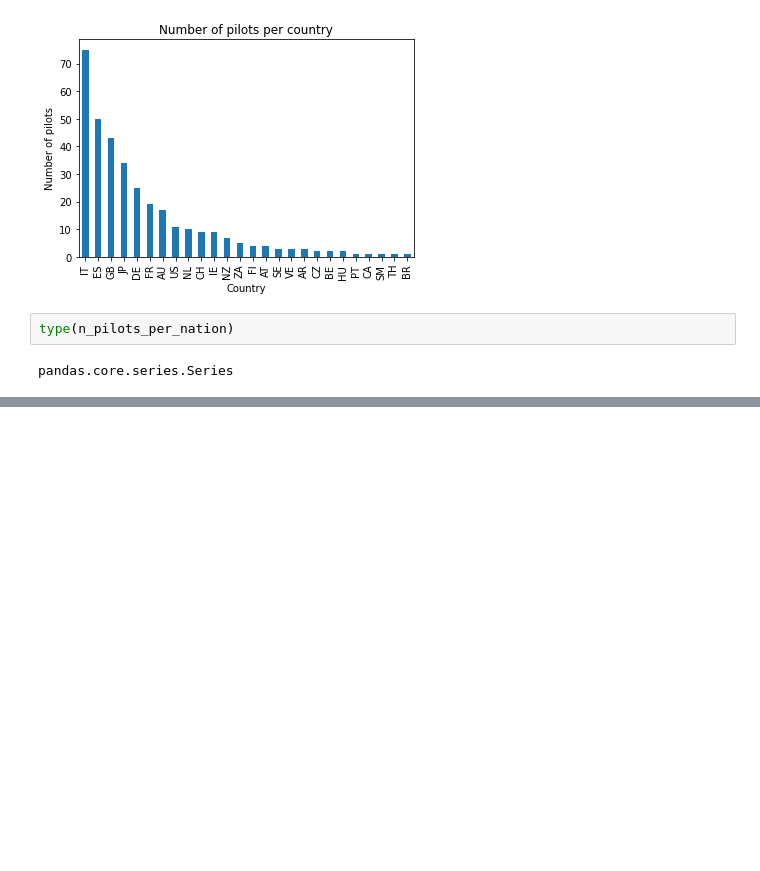
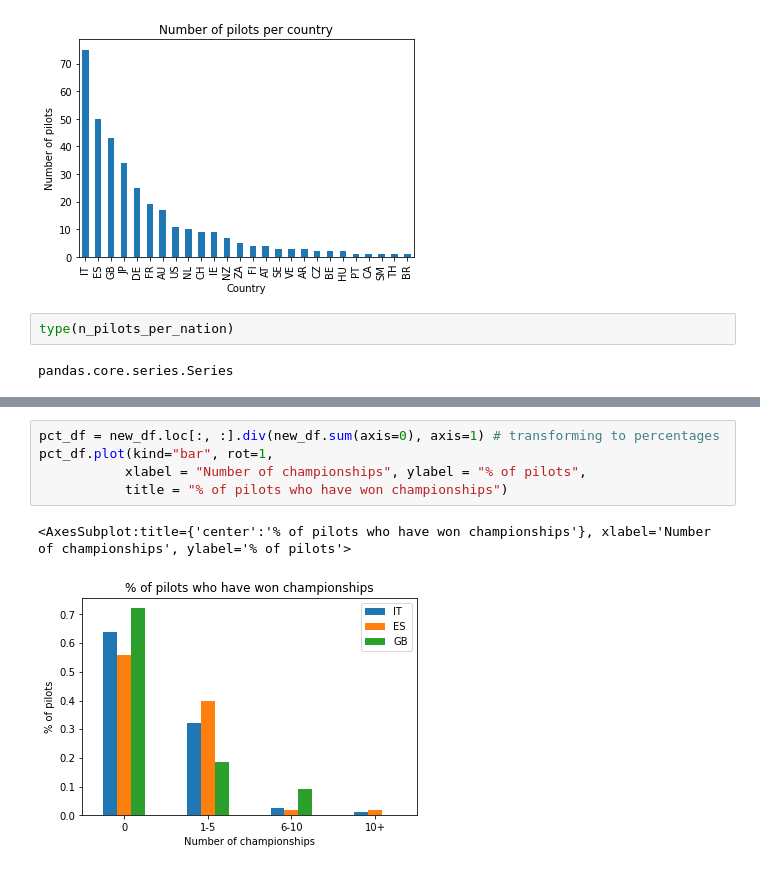
Before and after one commit to amalsalilan/which-nation-excels-in-the-MotoGP, a Jupyter notebook: Notebook.ipynb, the cells around one changed output, grey strips where cells are left out. Drawn from its saved outputs; the diff is of its cells as text; blank space fills up the shorter version.

```diff
--- a/Notebook.ipynb
+++ b/Notebook.ipynb
@@ -512,0 +513,8 @@ new_df
+# %%
+pct_df = new_df.loc[:, :].div(new_df.sum(axis=0), axis=1) # transforming to percentages
+pct_df.plot(kind="bar", rot=1,
+           xlabel = "Number of championships", ylabel = "% of pilots",
+           title = "% of pilots who have won championships")
+# %% [output]
+<AxesSubplot:title={'center':'% of pilots who have won championships'}, xlabel='Number of championships', ylabel='% of pilots'>
+[figure, added]
```
Also changed, not shown: parts of 15 cells of this notebook.
